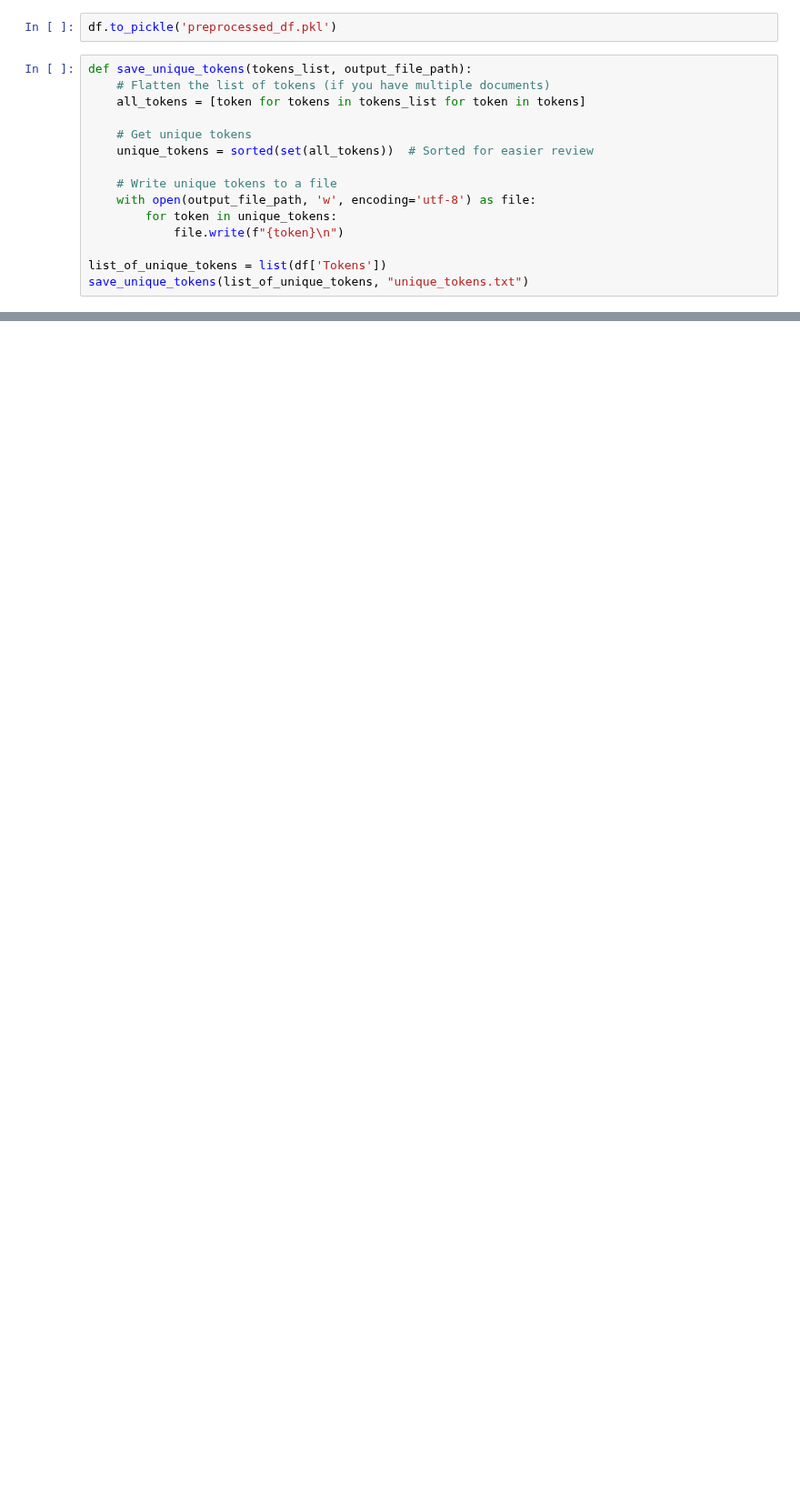
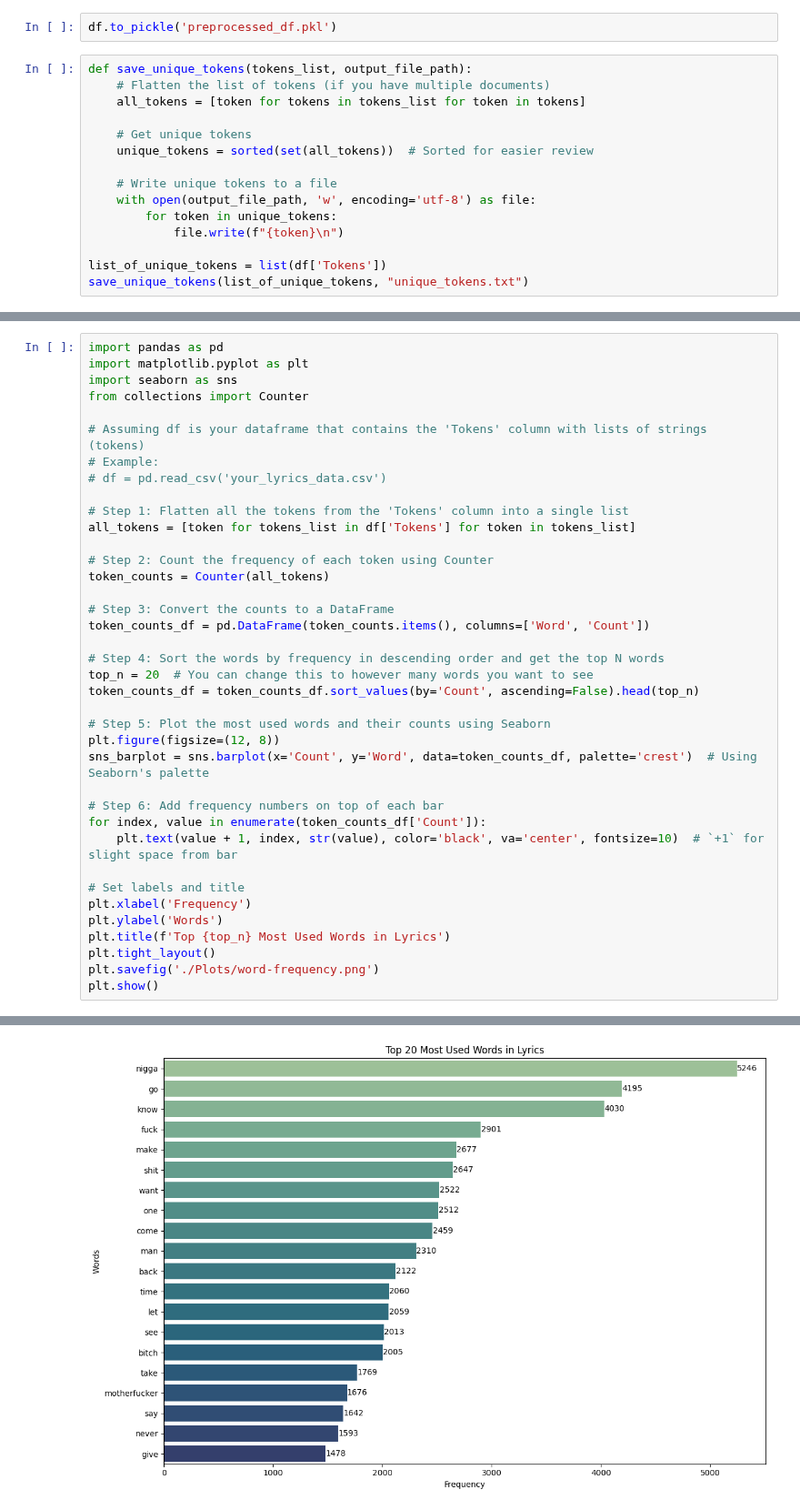
Before and after one commit to borosabel/PopMusicInformationRetrieval, a Jupyter notebook: lyrics_preprocessing.ipynb, the cells around one changed output, grey strips where cells are left out. Shown at 91% size. Drawn from its saved outputs; the diff is of its cells as text; blank space fills up the shorter version.

```diff
--- a/lyrics_preprocessing.ipynb
+++ b/lyrics_preprocessing.ipynb
@@ -48,0 +57,39 @@ save_unique_tokens(list_of_unique_tokens, "unique_tokens.txt")
+# %%
+import pandas as pd
+import matplotlib.pyplot as plt
+import seaborn as sns
+from collections import Counter
+
+# Assuming df is your dataframe that contains the 'Tokens' column with lists of strings (tokens)
+# Example:
+# df = pd.read_csv('your_lyrics_data.csv')
+
+# Step 1: Flatten all the tokens from the 'Tokens' column into a single list
+all_tokens = [token for tokens_list in df['Tokens'] for token in tokens_list]
+
+# Step 2: Count the frequency of each token using Counter
+token_counts = Counter(all_tokens)
+
+# Step 3: Convert the counts to a DataFrame
+token_counts_df = pd.DataFrame(token_counts.items(), columns=['Word', 'Count'])
+
+# Step 4: Sort the words by frequency in descending order and get the top N words
+top_n = 20  # You can change this to however many words you want to see
+token_counts_df = token_counts_df.sort_values(by='Count', ascending=False).head(top_n)
+
+# Step 5: Plot the most used words and their counts using Seaborn
+plt.figure(figsize=(12, 8))
+sns_barplot = sns.barplot(x='Count', y='Word', data=token_counts_df, palette='crest')  # Using Seaborn's palette
+
+# Step 6: Add frequency numbers on top of each bar
+for index, value in enumerate(token_counts_df['Count']):
+    plt.text(value + 1, index, str(value), color='black', va='center', fontsize=10)  # `+1` for slight space from bar
+
+# Set labels and title
+plt.xlabel('Frequency')
+plt.ylabel('Words')
+plt.title(f'Top {top_n} Most Used Words in Lyrics')
+plt.tight_layout()
+plt.savefig('./Plots/word-frequency.png')
+plt.show()
+# %% [output]
@@ -48,0 +99 @@ save_unique_tokens(list_of_unique_tokens, "unique_tokens.txt")
+[figure, added]
```
Also changed, not shown: parts of 5 cells of this notebook, 18 other files.
